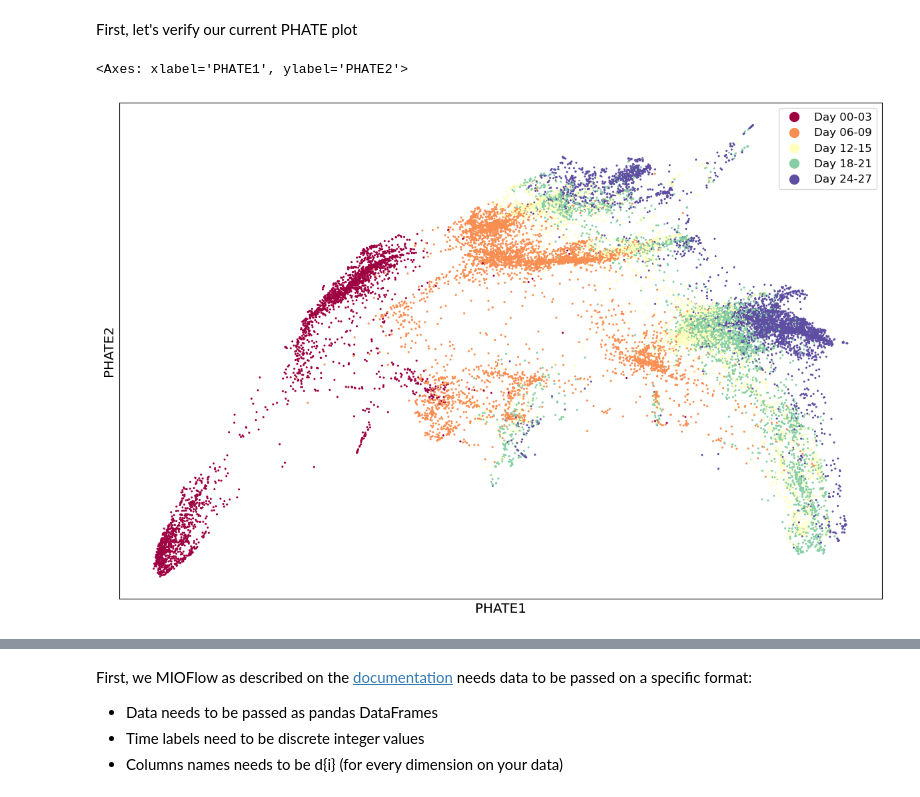
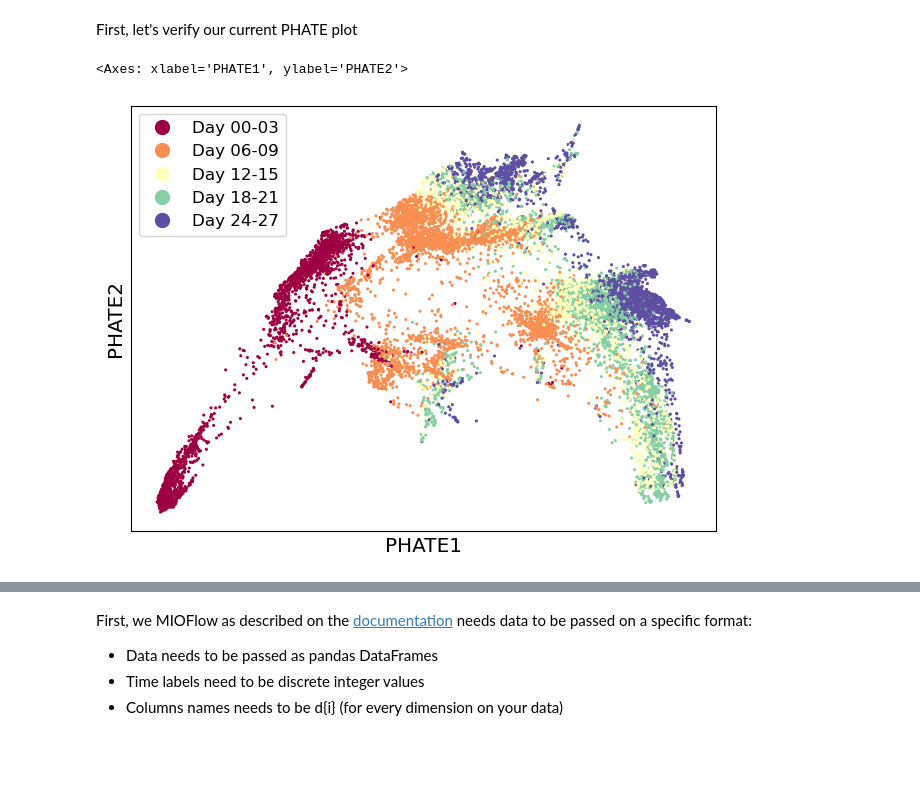
Before and after one commit to KrishnaswamyLab/omics_toolbox, a Jupyter notebook: notebooks/MIOFlow/3-time-pseudotime.ipynb, the cells around one changed output, grey strips where cells are left out. Saved outputs shown, nothing was run; the diff lists cells and outputs as text; code cells hidden in the pictures; blank space fills up the shorter version.

```diff
--- a/notebooks/MIOFlow/3-time-pseudotime.ipynb
+++ b/notebooks/MIOFlow/3-time-pseudotime.ipynb
@@ -43,8 +42,8 @@ If your data had another feature, like cell_cycle_phase under `adata.obs['cell_c
 # %% [markdown]
 First, let's verify our current PHATE plot
 # %%
-scprep.plot.scatter2d(adata.obsm['X_phate'], c=adata.obs['time_label'], figsize=(12,8), cmap="Spectral",
+scprep.plot.scatter2d(adata.obsm['X_phate'], c=adata.obs['time_label'], cmap="Spectral",
                       ticks=False, label_prefix="PHATE")
 # %% [output]
 <Axes: xlabel='PHATE1', ylabel='PHATE2'>
-[figure, old version]
+[figure, new version]
```
Also changed, not shown: parts of 24 cells of this notebook, 4 other files.
